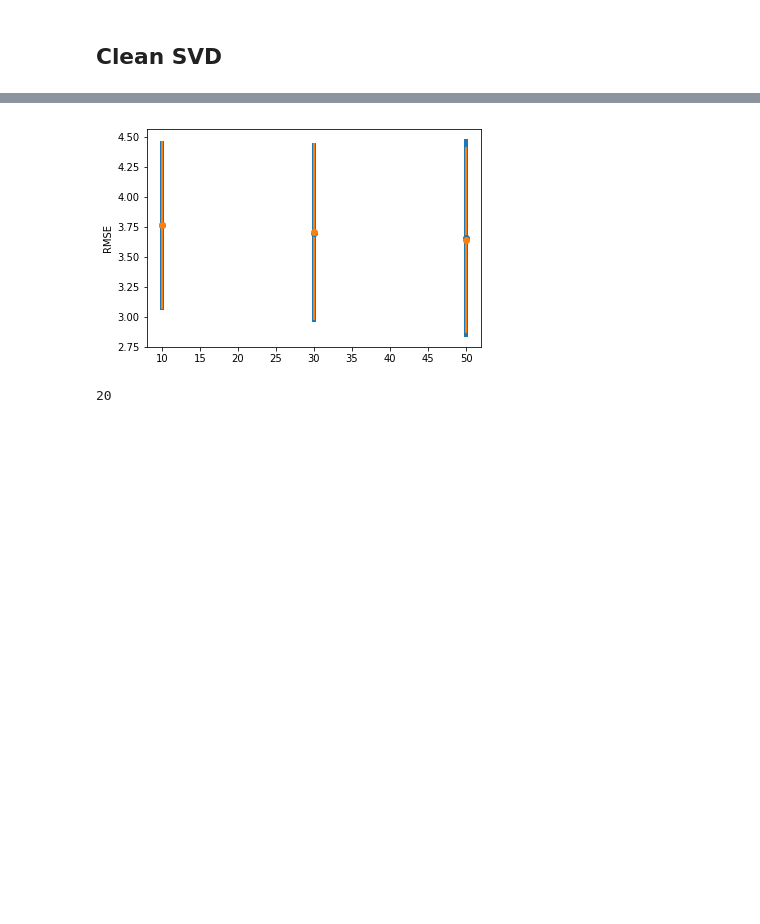
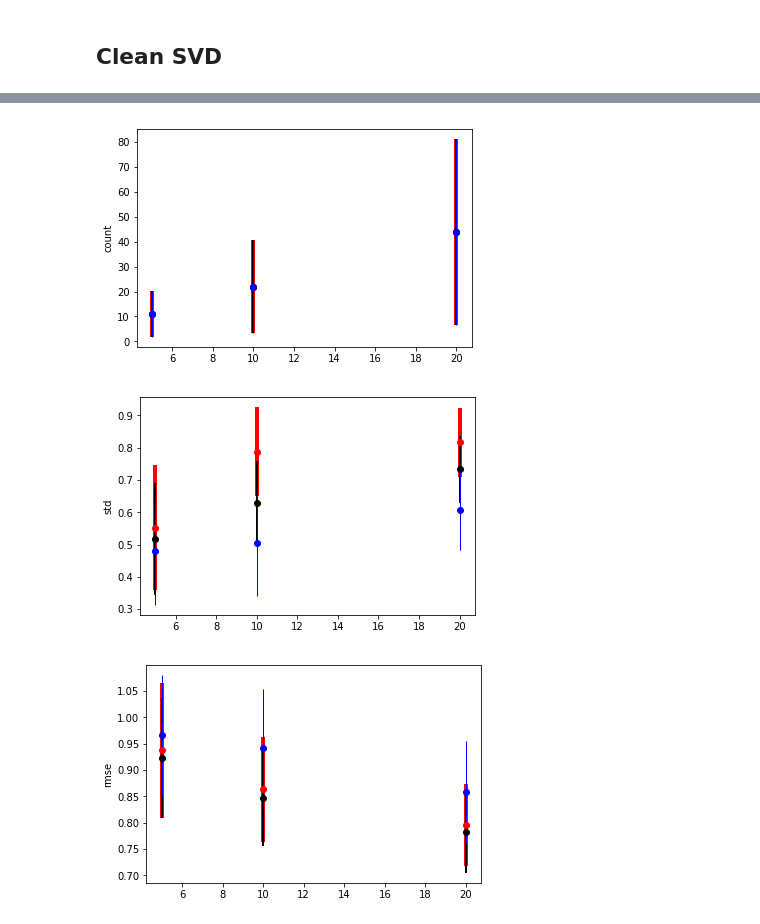
Before and after one commit to mangaki/mangaki, a Jupyter notebook: notebooks/Benchmarks for cold-start.ipynb, the cells around one changed output, grey strips where cells are left out. Drawn from its saved outputs; the diff is of its cells as text; code cells hidden in the pictures; blank space fills up the shorter version.

```diff
--- a/notebooks/Benchmarks for cold-start.ipynb
+++ b/notebooks/Benchmarks for cold-start.ipynb
@@ -349 +364,28 @@ NB_QUESTIONS = 10
+# %%
+NB_MOST_POPULAR = 100  # None for all
+work_subset = get_popular_subset(nb_ratings, NB_MOST_POPULAR)
+vectors = all_vectors[work_subset]
+# dpp = MangakiProxyDPP(model.M.T)
+dpp = MangakiProxyDPP(all_vectors)
+# %%
+class MangakiUserSVD:
+    def __init__(self, my_user_id):
+        self.user_id = my_user_id
+        # clf = LinearRegression(fit_intercept=False)
+        # clf2 = LogisticRegression(fit_intercept=False)
+        """if len(set(yl)) >= 2:
+            happened += 1
+            clf2 = LogisticRegression(fit_intercept=False)
+            # clf.fit(X, y)
+            clf2.fit(X, yl)
+            clf.coef_ = clf2.coef_
+            clf.intercept_ = 0."""
+
+    def fit(self, r_bonus):
+        self.svd = MangakiSVD(NB_COMPONENTS)
+        self.svd.set_parameters(dataset.anonymized.nb_users, dataset.anonymized.nb_works)
+        self.svd.fit(dataset.anonymized.X[r_train + r_bonus], dataset.anonymized.y[r_train + r_bonus])
+
+    def predict(self, work_ids):
+        return self.svd.predict(np.array([[self.user_id, work_id] for work_id in work_ids]))
 # %%
@@ -387,16 +441,18 @@ happened 254 on 810 tries
 # %%
 import matplotlib.pyplot as plt
-size = {'dpp': 4, 'random': 2}
-for method in rmse_values:
-    plt.errorbar(x=NB_QUESTIONS_VALUES,
-                 y=[rmse_values[method][nb_questions].mean() for nb_questions in NB_QUESTIONS_VALUES],
-                 yerr=[1.96 * rmse_values[method][nb_questions].std() for nb_questions in NB_QUESTIONS_VALUES],
-                 linewidth=size[method], fmt='o')
-plt.ylabel('RMSE')
+from math import sqrt
+size = {'dpp': 4, 'random': 2, 'popular': 1}
+color = {'dpp': 'r', 'random': 'black', 'popular': 'blue'}
+for key in values:
+    plt.figure(key)
+    for method in values[key]:
+        plt.errorbar(x=NB_QUESTIONS_VALUES,
+                     y=[np.mean(values[key][method][nb_questions]) for nb_questions in NB_QUESTIONS_VALUES],
+                     yerr=[1.96 * np.std(values[key][method][nb_questions]) / sqrt(len(values[key][method][nb_questions])) for nb_questions in NB_QUESTIONS_VALUES],
+                     linewidth=size[method], fmt='o', color=color[method])
+    plt.ylabel(key)
 plt.show()
 # %% [output]
-[figure, old version]
+[figure, new version]
+[figure, added]
+[figure, added]
-# %%
-model.NB_COMPONENTS
-# %% [output]
-20
```
Also changed, not shown: parts of 22 cells of this notebook, 1 other file.
